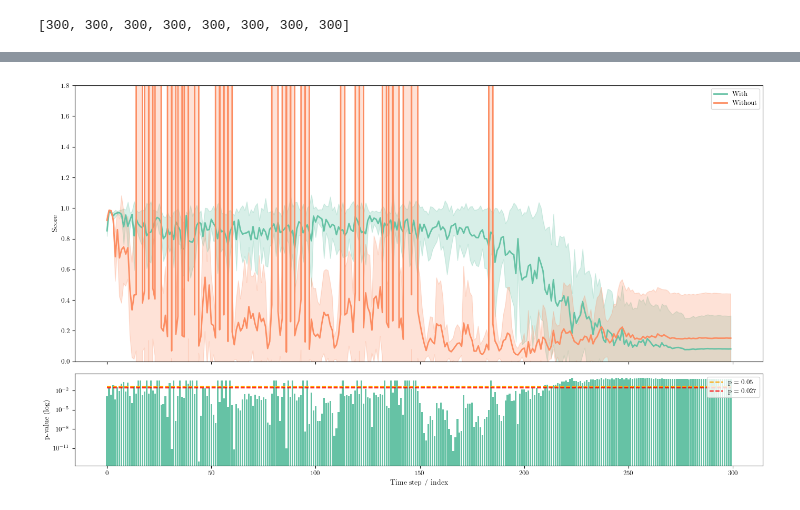
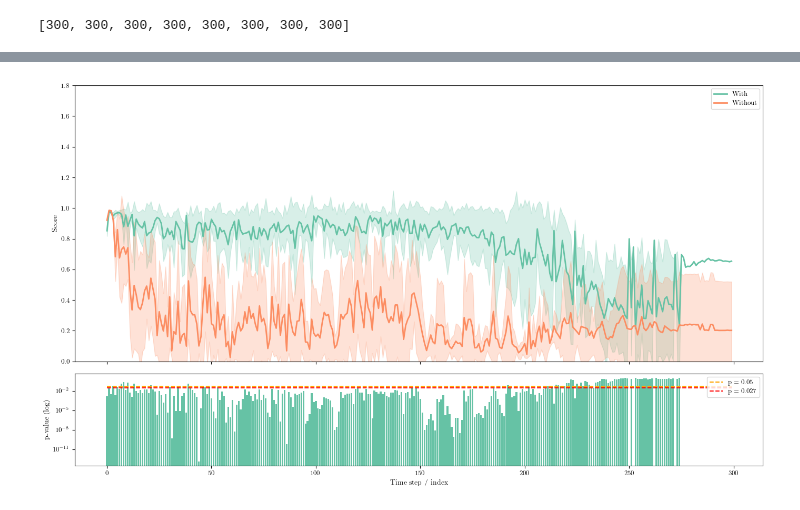
Before and after one commit to cdalinghaus-mthesis/figures, a Jupyter notebook: embedding_effects/style_dic.ipynb, the cells around one changed output, grey strips where cells are left out. Cells and saved outputs as stored; diff of their text form; code cells hidden in the pictures.

Commit message:
Make significance plot for style_dic robust against None values

```diff
--- a/embedding_effects/style_dic.ipynb
+++ b/embedding_effects/style_dic.ipynb
@@ -91,8 +91,8 @@ withouts = []
 for fname in os.listdir("effects/dic/without/"):
     withouts.append(list(pd.read_csv("effects/dic/without/"+fname)["LNK"]))
 # %%
-_withs = [[x if x < 998.0 else None for x in l] for l in withs]
-_withouts = [[x if x < 998.0 else None for x in l ] for l in withouts]
+_withs = [[x if 0.0 < x < 998.0 else None for x in l] for l in withs]
+_withouts = [[x if 0.0 < x < 998.0 else None for x in l ] for l in withouts]
 # %%
 import matplotlib.pyplot as plt
 import matplotlib as mpl
@@ -196,60 +196,100 @@ import matplotlib.pyplot as plt
 import matplotlib as mpl
 from scipy import stats
 
-# === colors & helper from your code ===
+# ---------------------------------------------------------
+# Assumes you already have:
+#   withs    : list of sequences (same length), may contain None
+#   withouts : list of sequences (same length), may contain None
+# ---------------------------------------------------------
+
+# === colors & helper ===
 cmap = mpl.colormaps['Set2']
 ca, cb = cmap(0), cmap(1)
 
+
 def plot_mean_shaded(ax, data, color, label, maxlen=None):
-    arr = np.array([d[:maxlen] for d in data])
-    mean = arr.mean(axis=0)
-    std  = arr.std(axis=0)
+    """
+    Plot mean ± std band over time, ignoring None values.
+
+    data:   iterable of sequences, all same length
+    color:  matplotlib color
+    label:  legend label
+    maxlen: optionally truncate sequences to this length
+    """
+    cleaned = []
+    for seq in data:
+        if maxlen is not None:
+            seq = seq[:maxlen]
+        # Replace None with np.nan so we can use nanmean/nanstd
+        cleaned.append([np.nan if v is None else v for v in seq])
+
+    arr = np.array(cleaned, dtype=float)
+
+    # nan-aware statistics
+    mean = np.nanmean(arr, axis=0)
+    std  = np.nanstd(arr, axis=0)
 
     x = np.arange(len(mean))
     ax.plot(x, mean, color=color, label=label, linewidth=2)
-    ax.fill_between(x, mean-std, mean+std, color=color, alpha=0.25)
+    ax.fill_between(x, mean - std, mean + std, color=color, alpha=0.25)
 
-# === compute p-values (same logic as your second snippet) ===
+
+# === compute p-values, ignoring None / NaN ===
+# assume all sequences in withs / withouts have same length
+n_steps = len(withs[0])
 pvals = []
-for idx in range(len(withs[0])):
-    w  = [x[idx] for x in withs]
-    wo = [x[idx] for x in withouts]
 
-    res = stats.ttest_ind(w, wo)  # or equal_var=False if you prefer Welch’s test
+for idx in range(n_steps):
+    # Take the idx-th element of each sequence
+    w_raw  = [seq[idx] for seq in _withs]
+    wo_raw = [seq[idx] for seq in _withouts]
+
+    # Convert None -> np.nan
+    w  = np.array([np.nan if v is None else v for v in w_raw], dtype=float)
+    wo = np.array([np.nan if v is None else v for v in wo_raw], dtype=float)
+
+    # If one group is all NaN, we can't do a test -> pval = NaN
+    if np.all(np.isnan(w)) or np.all(np.isnan(wo)):
+        pvals.append(np.nan)
+        continue
+
+    # t-test ignoring NaNs
+    res = stats.ttest_ind(w, wo, equal_var=False, nan_policy='omit')
     pvals.append(res.pvalue)
 
-pvals = np.array(pvals)
+pvals = np.array(pvals, dtype=float)
 x = np.arange(len(pvals))
+
 
 # === combined figure: top = full plot, bottom = significance ===
 fig, (ax_top, ax_bottom) = plt.subplots(
     2, 1, figsize=(14, 8),
     sharex=True,
     gridspec_kw={'height_ratios': [3, 1]}
 )
 
-# --- TOP: full sequence (what you had on the right) ---
-plot_mean_shaded(ax_top, withs, ca, "With")
-plot_mean_shaded(ax_top, withouts, cb, "Without")
-ax_top.set_ylim(0.0, 1.8)
-ax_top.set_ylabel("Score")   # adjust to your metric name
+# --- TOP: full sequence ---
+plot_mean_shaded(ax_top, _withs,    ca, "With")
+plot_mean_shaded(ax_top, _withouts, cb, "Without")
+ax_top.set_ylim(0.0, 1.8)     # adjust to your data
+ax_top.set_ylabel("Score")    # adjust to your metric name
 ax_top.legend()
 
 # --- BOTTOM: p-values over time ---
 ax_bottom.bar(x, pvals)
 ax_bottom.set_yscale('log')
 
-# horizontal lines for thresholds (use x.min()/x.max() to match the data length)
+# horizontal lines for thresholds (only where x is defined)
 xmin, xmax = x.min(), x.max()
 ax_bottom.hlines(0.05,  xmin, xmax, color='orange', linestyle='--', label='p = 0.05')
-ax_bottom.hlines(0.027, xmin, xmax, color='red',    linestyle='--', label='p = 0.027')  # 3σ approx?
+ax_bottom.hlines(0.027, xmin, xmax, color='red',    linestyle='--', label='p = 0.027')  # example threshold
 
 ax_bottom.set_ylabel("p-value (log)")
 ax_bottom.set_xlabel("Time step / index")
 ax_bottom.legend(loc="upper right")
 
 fig.tight_layout()
 plt.savefig("dic_with_without_plus_significance.pdf", bbox_inches='tight')
 plt.show()
 # %% [output]
-[figure, old version]
+[figure, new version]
```
Also changed, not shown: parts of 3 cells of this notebook, 1 other file.
